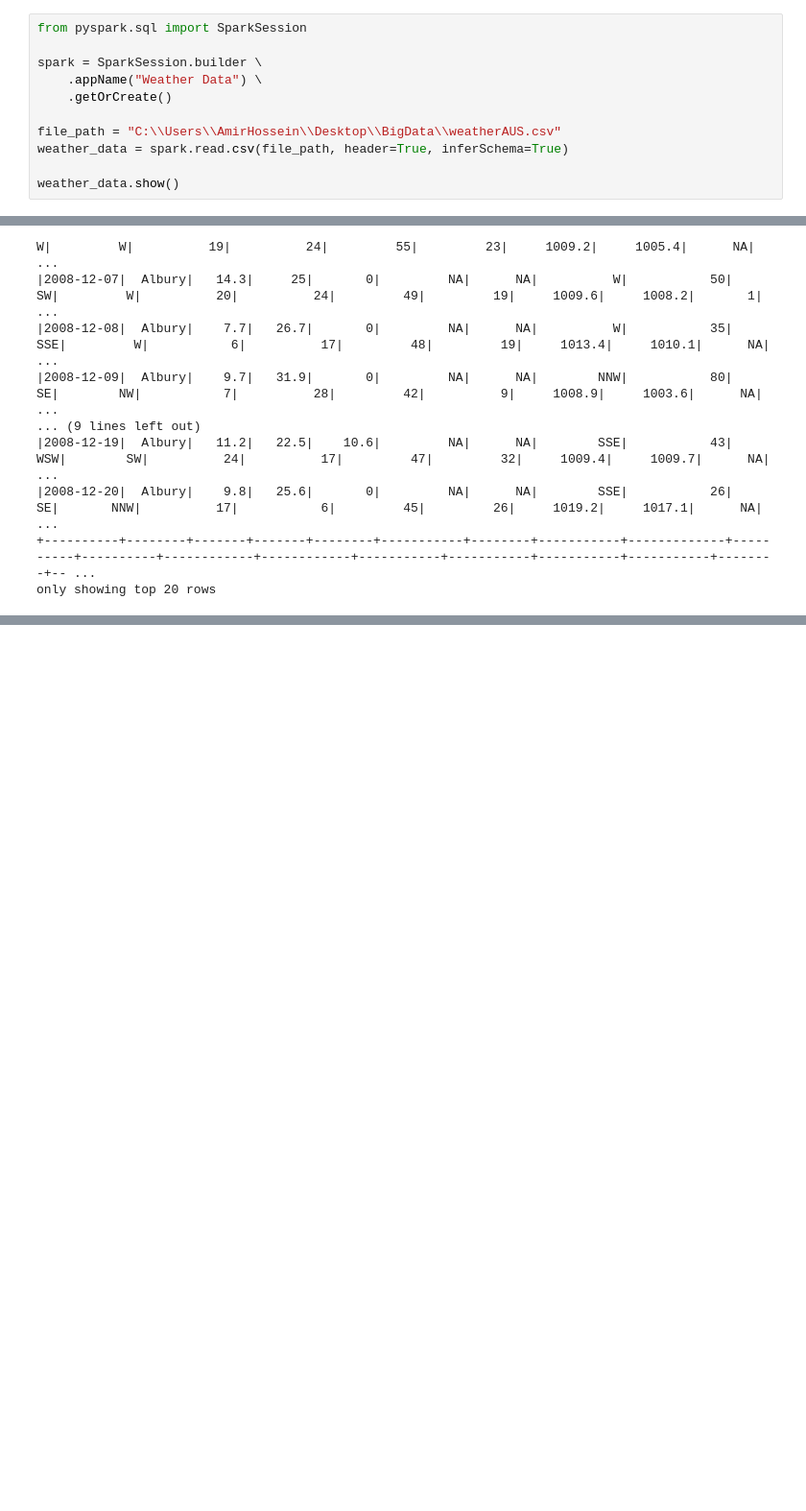
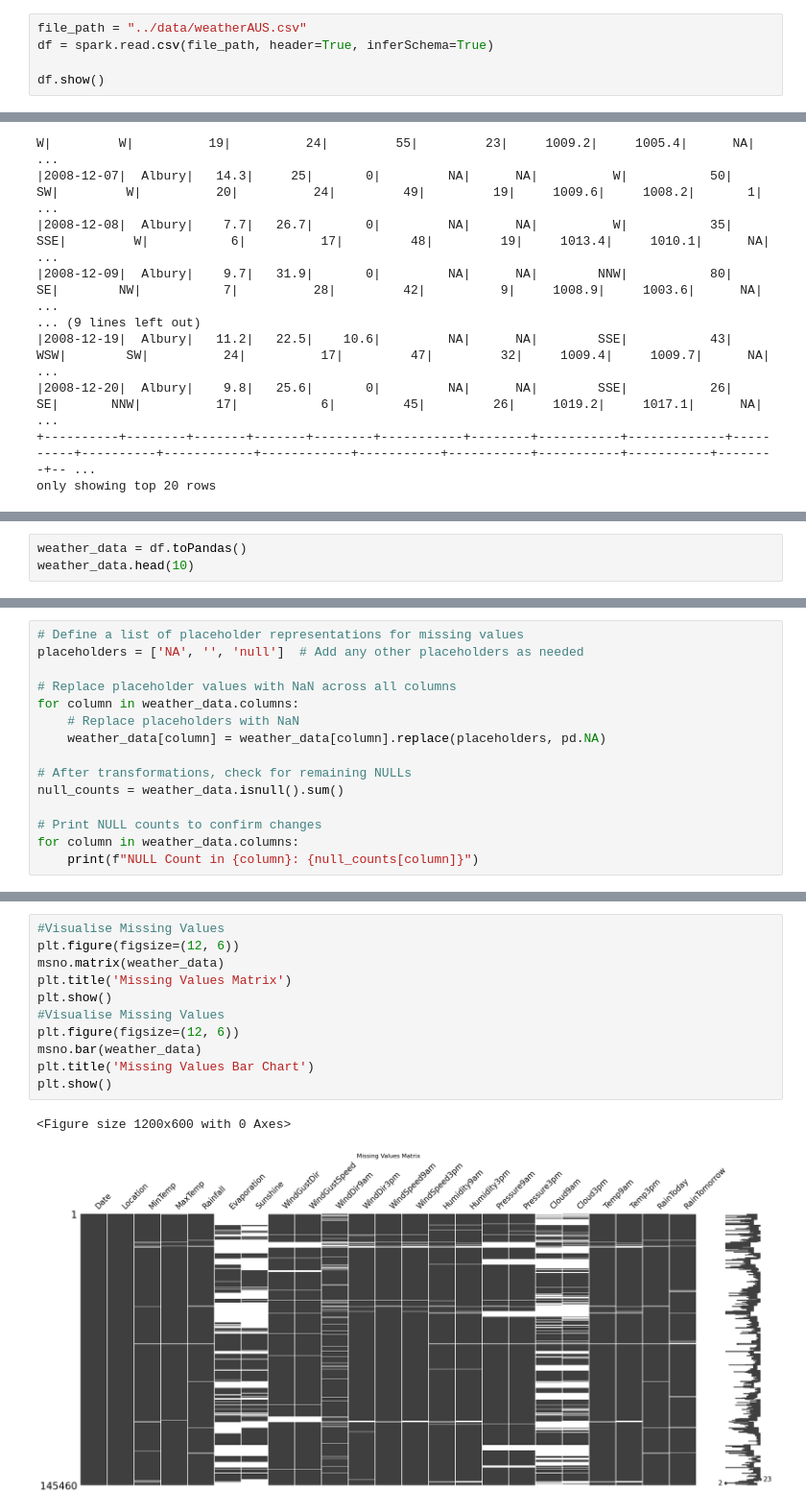
Before and after one commit to Narjes-A/Big-Data-Project, a Jupyter notebook: code/Untitled.ipynb, the cells around one changed output, grey strips where cells are left out. Shown at 96% size. Cells and saved outputs as stored; diff of their text form; blank space fills up the shorter version.

```diff
--- a/code/Untitled.ipynb
+++ b/code/Untitled.ipynb
@@ -1,14 +15,8 @@
 # %%
-from pyspark.sql import SparkSession
+file_path = "../data/weatherAUS.csv"
+df = spark.read.csv(file_path, header=True, inferSchema=True)
 
-spark = SparkSession.builder \
-    .appName("Weather Data") \
-    .getOrCreate()
-
-file_path = "C:\\Users\\AmirHossein\\Desktop\\BigData\\weatherAUS.csv"
-weather_data = spark.read.csv(file_path, header=True, inferSchema=True)
-
-weather_data.show()
+df.show()
 # %% [output]
 +----------+--------+-------+-------+--------+-----------+--------+-----------+-------------+----------+----------+------------+------------+-----------+-----------+-----------+-----------+--------+-- ...
 |      Date|Location|MinTemp|MaxTemp|Rainfall|Evaporation|Sunshine|WindGustDir|WindGustSpeed|WindDir9am|WindDir3pm|WindSpeed9am|WindSpeed3pm|Humidity9am|Humidity3pm|Pressure9am|Pressure3pm|Cloud9am|Cl ...
@@ -90,0 +42,3 @@ Requirement already satisfied: six>=1.5 in c:\users\amirhossein\anaconda3\lib\si
+# %%
+weather_data = df.toPandas()
+weather_data.head(10)
@@ -90,0 +62,15 @@ Requirement already satisfied: six>=1.5 in c:\users\amirhossein\anaconda3\lib\si
+# %%
+# Define a list of placeholder representations for missing values
+placeholders = ['NA', '', 'null']  # Add any other placeholders as needed
+
+# Replace placeholder values with NaN across all columns
+for column in weather_data.columns:
+    # Replace placeholders with NaN
+    weather_data[column] = weather_data[column].replace(placeholders, pd.NA)
+
+# After transformations, check for remaining NULLs
+null_counts = weather_data.isnull().sum()
+
+# Print NULL counts to confirm changes
+for column in weather_data.columns:
+    print(f"NULL Count in {column}: {null_counts[column]}")
@@ -90,0 +95,14 @@ Requirement already satisfied: six>=1.5 in c:\users\amirhossein\anaconda3\lib\si
+# %%
+#Visualise Missing Values
+plt.figure(figsize=(12, 6))
+msno.matrix(weather_data)
+plt.title('Missing Values Matrix')
+plt.show()
+#Visualise Missing Values
+plt.figure(figsize=(12, 6))
+msno.bar(weather_data)
+plt.title('Missing Values Bar Chart')
+plt.show()
+# %% [output]
+<Figure size 1200x600 with 0 Axes>
+[figure, added]
```
Also changed, not shown: parts of 31 cells of this notebook, 1 other file.
